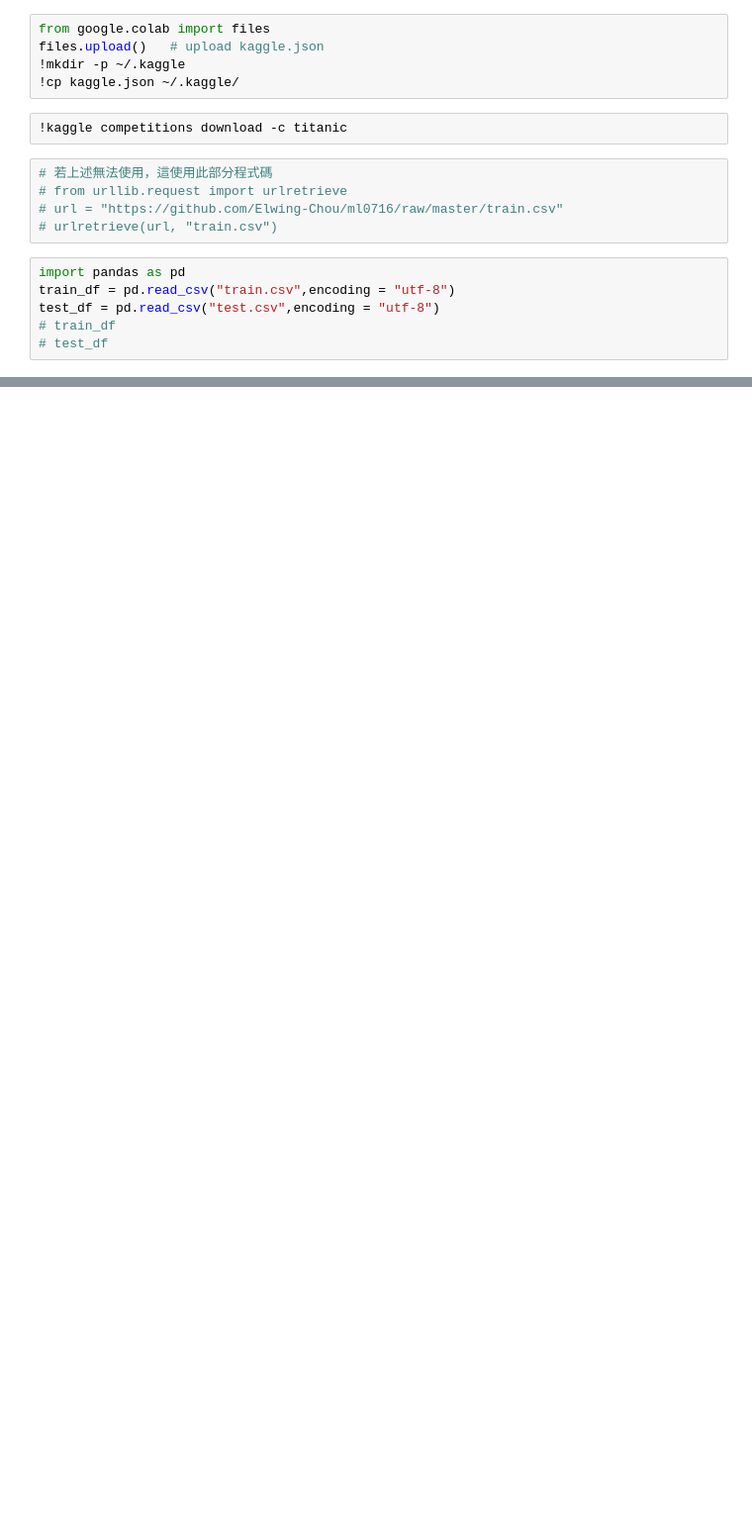
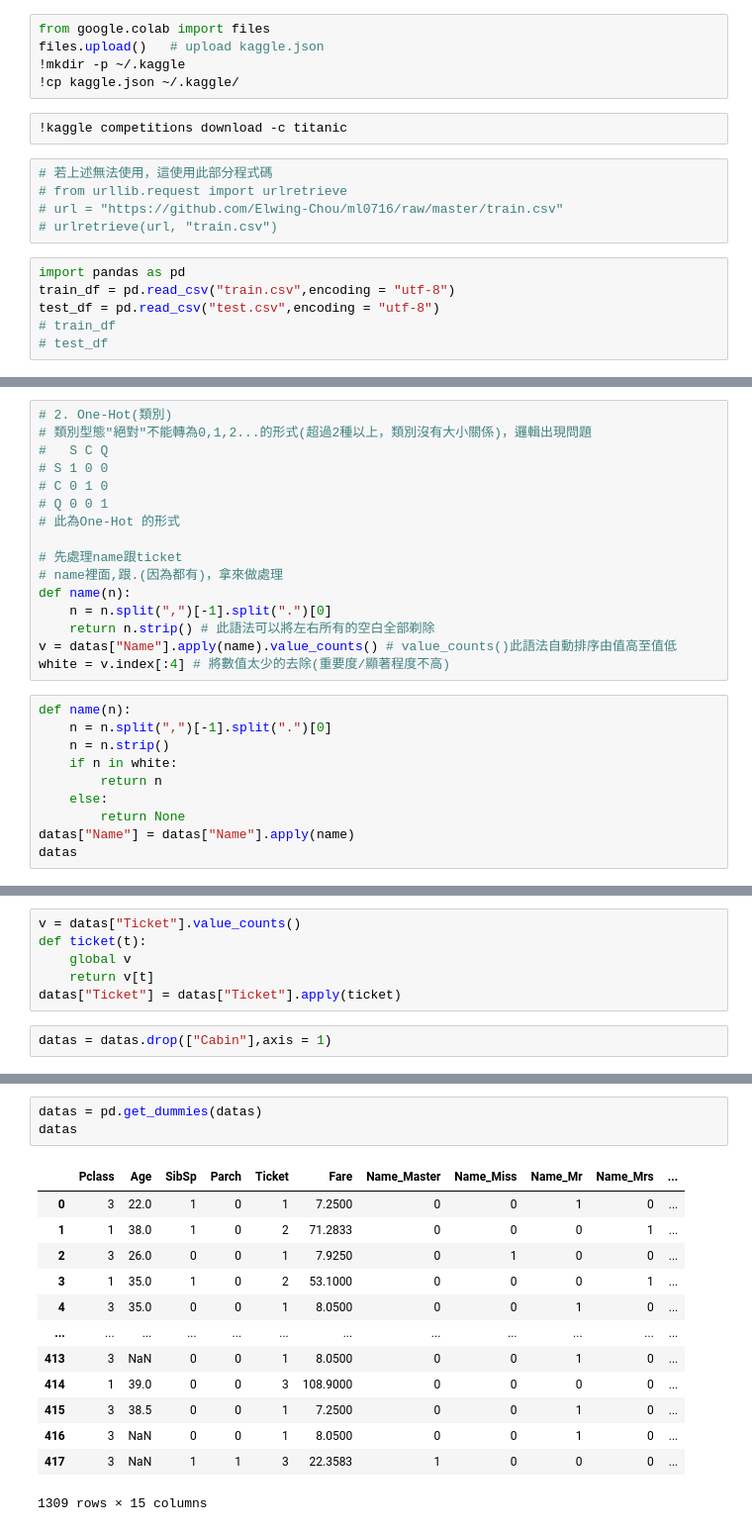
Before and after one commit to AlexxLai/ml0716, a Jupyter notebook: titanic.ipynb, the cells around one changed output, grey strips where cells are left out. Shown at 99% size. Saved outputs shown, nothing was run; the diff lists cells and outputs as text; blank space fills up the shorter version.

```diff
--- a/titanic.ipynb
+++ b/titanic.ipynb
@@ -38,0 +90,26 @@ dtype: int64
+# %%
+# 2. One-Hot(類別)
+# 類別型態"絕對"不能轉為0,1,2...的形式(超過2種以上，類別沒有大小關係)，邏輯出現問題
+#   S C Q
+# S 1 0 0
+# C 0 1 0
+# Q 0 0 1
+# 此為One-Hot 的形式
+
+# 先處理name跟ticket
+# name裡面,跟.(因為都有)，拿來做處理
+def name(n):
+    n = n.split(",")[-1].split(".")[0]
+    return n.strip() # 此語法可以將左右所有的空白全部剃除
+v = datas["Name"].apply(name).value_counts() # value_counts()此語法自動排序由值高至值低
+white = v.index[:4] # 將數值太少的去除(重要度/顯著程度不高)
+# %%
+def name(n):
+    n = n.split(",")[-1].split(".")[0]
+    n = n.strip()
+    if n in white:
+        return n
+    else:
+        return None
+datas["Name"] = datas["Name"].apply(name)
+datas
@@ -38,0 +130,8 @@ dtype: int64
+# %%
+v = datas["Ticket"].value_counts()
+def ticket(t):
+    global v
+    return v[t]
+datas["Ticket"] = datas["Ticket"].apply(ticket)
+# %%
+datas = datas.drop(["Cabin"],axis = 1)
@@ -38,0 +155,17 @@ dtype: int64
+# %%
+datas = pd.get_dummies(datas)
+datas
+# %% [output]
+|  | Pclass | Age | SibSp | Parch | Ticket | Fare | Name_Master | Name_Miss | Name_Mr | Name_Mrs | ... |
+| 0 | 3 | 22.0 | 1 | 0 | 1 | 7.2500 | 0 | 0 | 1 | 0 | ... |
+| 1 | 1 | 38.0 | 1 | 0 | 2 | 71.2833 | 0 | 0 | 0 | 1 | ... |
+| 2 | 3 | 26.0 | 0 | 0 | 1 | 7.9250 | 0 | 1 | 0 | 0 | ... |
+| 3 | 1 | 35.0 | 1 | 0 | 2 | 53.1000 | 0 | 0 | 0 | 1 | ... |
+| 4 | 3 | 35.0 | 0 | 0 | 1 | 8.0500 | 0 | 0 | 1 | 0 | ... |
+| ... | ... | ... | ... | ... | ... | ... | ... | ... | ... | ... | ... |
+| 413 | 3 | NaN | 0 | 0 | 1 | 8.0500 | 0 | 0 | 1 | 0 | ... |
+| 414 | 1 | 39.0 | 0 | 0 | 3 | 108.9000 | 0 | 0 | 0 | 0 | ... |
+| 415 | 3 | 38.5 | 0 | 0 | 1 | 7.2500 | 0 | 0 | 1 | 0 | ... |
+| 416 | 3 | NaN | 0 | 0 | 1 | 8.0500 | 0 | 0 | 1 | 0 | ... |
+| 417 | 3 | NaN | 1 | 1 | 3 | 22.3583 | 1 | 0 | 0 | 0 | ... |
+1309 rows × 15 columns
```
Also changed, not shown: parts of 7 cells of this notebook.
